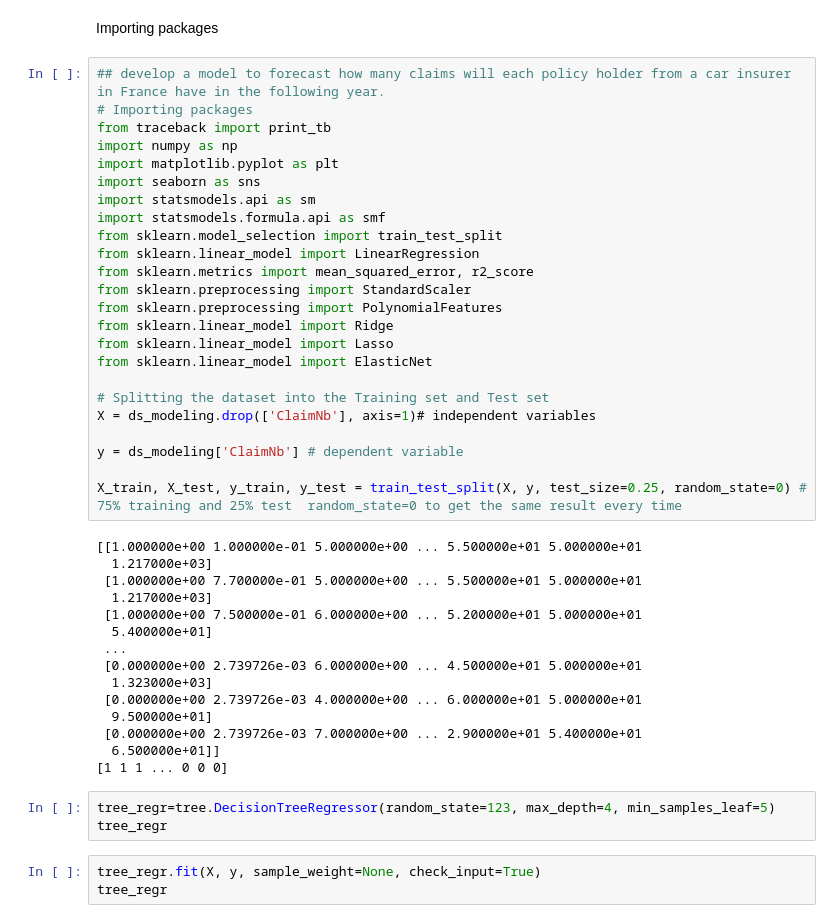
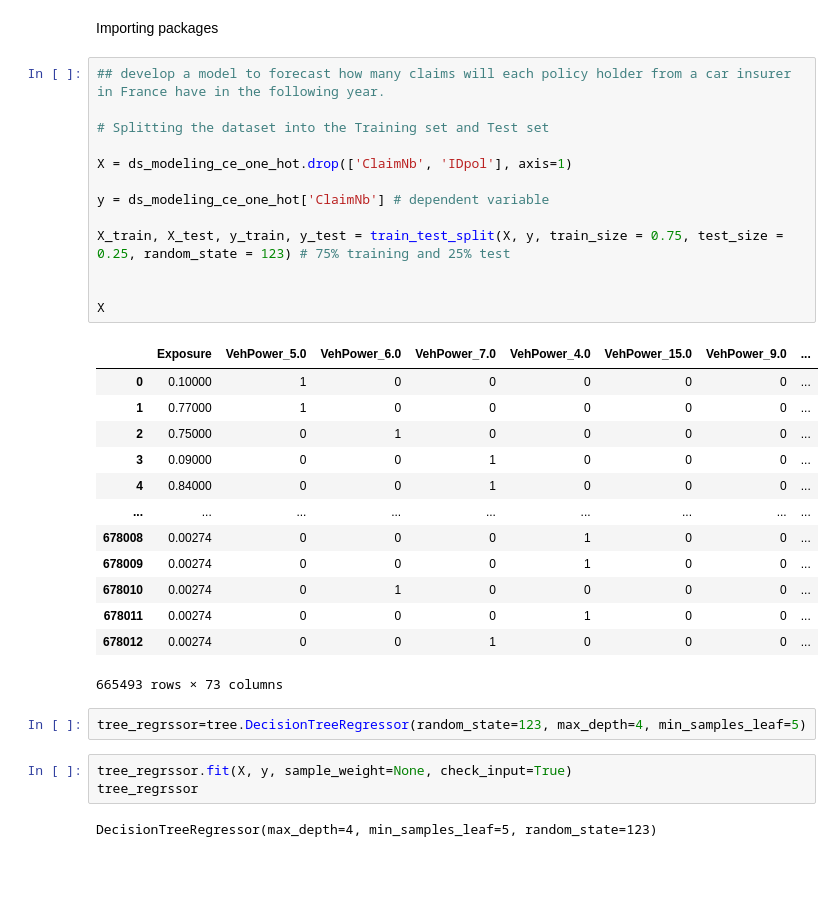
Before and after one commit to Brutosippon/projecto1, a Jupyter notebook: Project1.ipynb, the cells around one changed output. Cells and saved outputs as stored; diff of their text form; blank space fills up the shorter version.

```diff
--- a/Project1.ipynb
+++ b/Project1.ipynb
@@ -464,49 +467,38 @@ Regression
 Importing packages
 # %%
 ## develop a model to forecast how many claims will each policy holder from a car insurer in France have in the following year.
-# Importing packages
-from traceback import print_tb
-import numpy as np
-import matplotlib.pyplot as plt
-import seaborn as sns
-import statsmodels.api as sm
-import statsmodels.formula.api as smf
-from sklearn.model_selection import train_test_split
-from sklearn.linear_model import LinearRegression
-from sklearn.metrics import mean_squared_error, r2_score
-from sklearn.preprocessing import StandardScaler
-from sklearn.preprocessing import PolynomialFeatures
-from sklearn.linear_model import Ridge
-from sklearn.linear_model import Lasso
-from sklearn.linear_model import ElasticNet
 
 # Splitting the dataset into the Training set and Test set
-X = ds_modeling.drop(['ClaimNb'], axis=1)# independent variables
 
-y = ds_modeling['ClaimNb'] # dependent variable
+X = ds_modeling_ce_one_hot.drop(['ClaimNb', 'IDpol'], axis=1)
 
-X_train, X_test, y_train, y_test = train_test_split(X, y, test_size=0.25, random_state=0) # 75% training and 25% test  random_state=0 to get the same result every time
+y = ds_modeling_ce_one_hot['ClaimNb'] # dependent variable
+
+X_train, X_test, y_train, y_test = train_test_split(X, y, train_size = 0.75, test_size = 0.25, random_state = 123) # 75% training and 25% test
+
+
+X
 # %% [output]
+|  | Exposure | VehPower_5.0 | VehPower_6.0 | VehPower_7.0 | VehPower_4.0 | VehPower_15.0 | VehPower_9.0 | ... |
+| 0 | 0.10000 | 1 | 0 | 0 | 0 | 0 | 0 | ... |
+| 1 | 0.77000 | 1 | 0 | 0 | 0 | 0 | 0 | ... |
+| 2 | 0.75000 | 0 | 1 | 0 | 0 | 0 | 0 | ... |
+| 3 | 0.09000 | 0 | 0 | 1 | 0 | 0 | 0 | ... |
+| 4 | 0.84000 | 0 | 0 | 1 | 0 | 0 | 0 | ... |
+| ... | ... | ... | ... | ... | ... | ... | ... | ... |
+| 678008 | 0.00274 | 0 | 0 | 0 | 1 | 0 | 0 | ... |
+| 678009 | 0.00274 | 0 | 0 | 0 | 1 | 0 | 0 | ... |
+| 678010 | 0.00274 | 0 | 1 | 0 | 0 | 0 | 0 | ... |
+| 678011 | 0.00274 | 0 | 0 | 0 | 1 | 0 | 0 | ... |
+| 678012 | 0.00274 | 0 | 0 | 1 | 0 | 0 | 0 | ... |
-[[1.000000e+00 1.000000e-01 5.000000e+00 ... 5.500000e+01 5.000000e+01
-  1.217000e+03]
- [1.000000e+00 7.700000e-01 5.000000e+00 ... 5.500000e+01 5.000000e+01
-  1.217000e+03]
- [1.000000e+00 7.500000e-01 6.000000e+00 ... 5.200000e+01 5.000000e+01
-  5.400000e+01]
- ...
- [0.000000e+00 2.739726e-03 6.000000e+00 ... 4.500000e+01 5.000000e+01
-  1.323000e+03]
- [0.000000e+00 2.739726e-03 4.000000e+00 ... 6.000000e+01 5.000000e+01
-  9.500000e+01]
- [0.000000e+00 2.739726e-03 7.000000e+00 ... 2.900000e+01 5.400000e+01
-  6.500000e+01]]
-[1 1 1 ... 0 0 0]
+665493 rows × 73 columns
 # %%
-tree_regr=tree.DecisionTreeRegressor(random_state=123, max_depth=4, min_samples_leaf=5)
-tree_regr
+tree_regrssor=tree.DecisionTreeRegressor(random_state=123, max_depth=4, min_samples_leaf=5)
 # %%
-tree_regr.fit(X, y, sample_weight=None, check_input=True)
-tree_regr
+tree_regrssor.fit(X, y, sample_weight=None, check_input=True)
+tree_regrssor
+# %% [output]
+DecisionTreeRegressor(max_depth=4, min_samples_leaf=5, random_state=123)
 # %%
 # Instantiate the learning curve visualizer,
 # Plot the learning curve,
```
Also changed, not shown: parts of 27 cells of this notebook.
